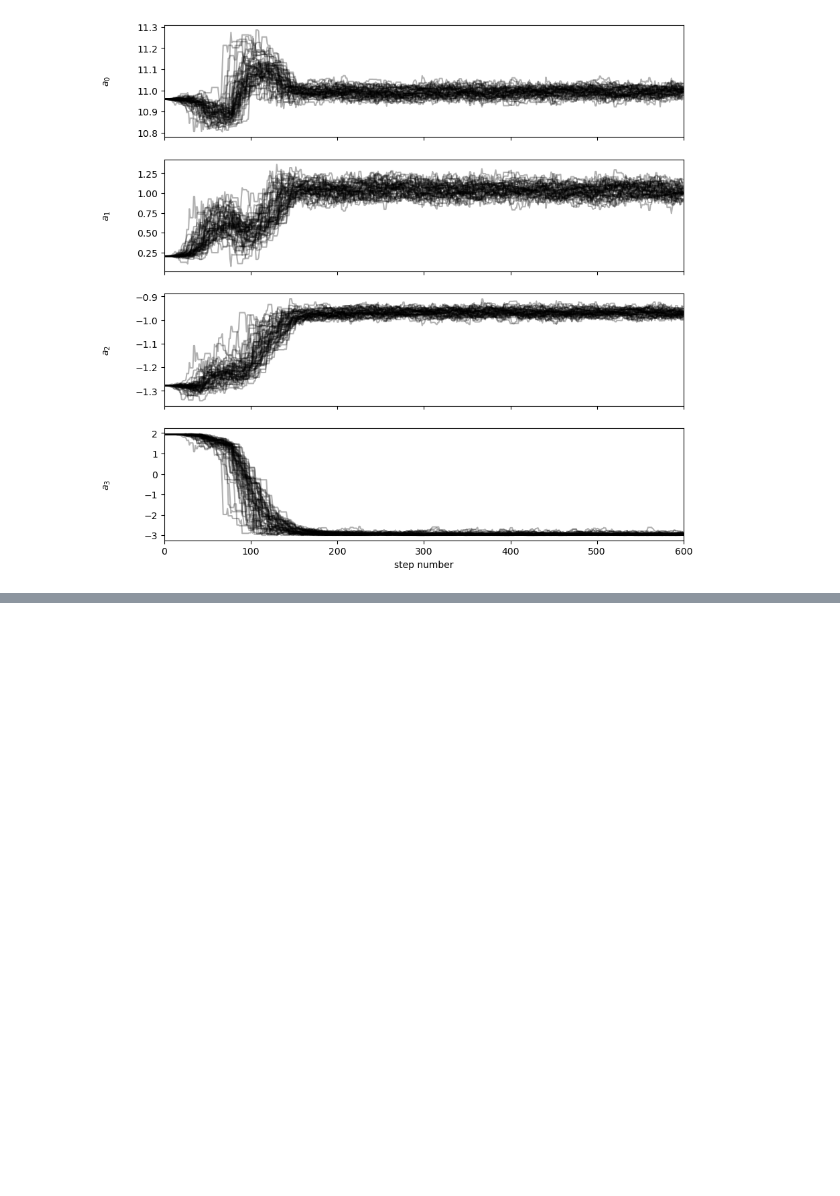
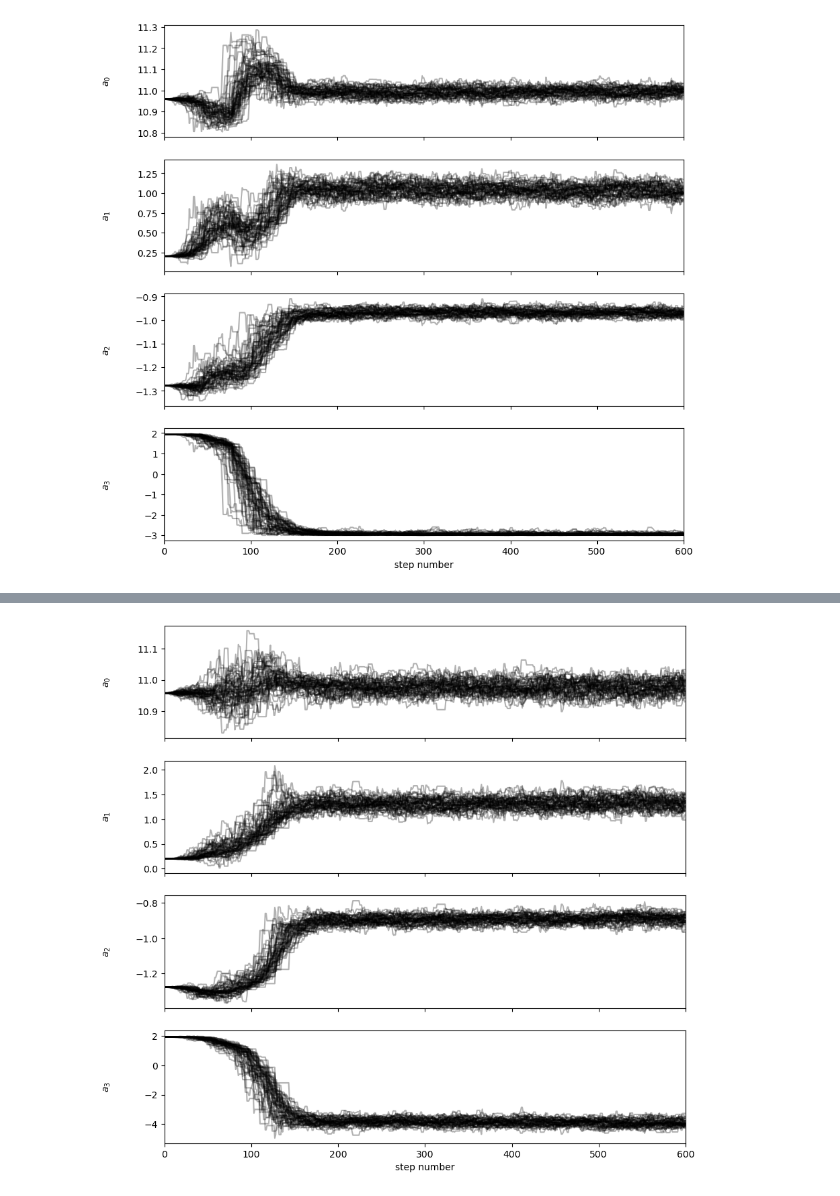
Before and after one commit to fedehope/zSMF, a Jupyter notebook: nb/emcee_check.ipynb, the cells around one changed output, grey strips where cells are left out. Saved outputs shown, nothing was run; the diff lists cells and outputs as text; code cells hidden in the pictures; blank space fills up the shorter version.

```diff
--- a/nb/emcee_check.ipynb
+++ b/nb/emcee_check.ipynb
@@ -31,0 +42,4 @@ plotter_a3.plot_emcee_samples()
+# %%
+plotter_a3deeper.plot_emcee_samples()
+# %% [output]
+[figure, added]
```
Also changed, not shown: parts of 9 cells of this notebook.
